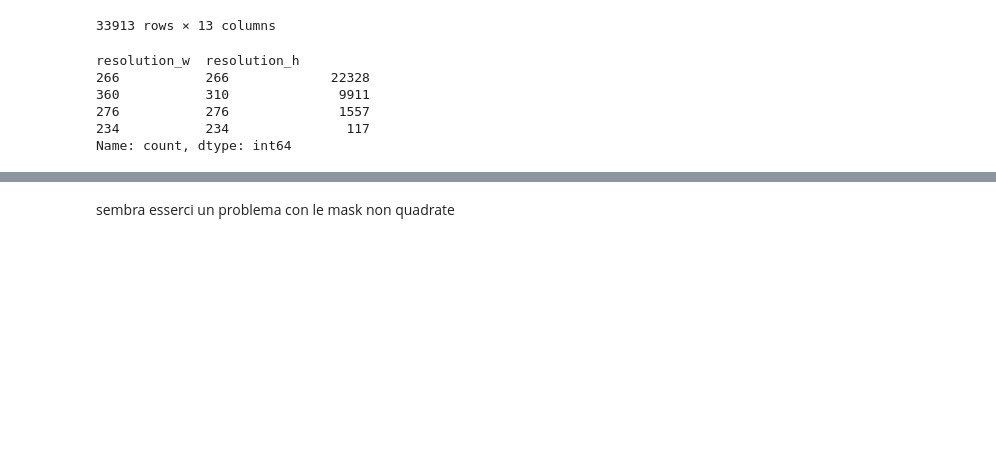
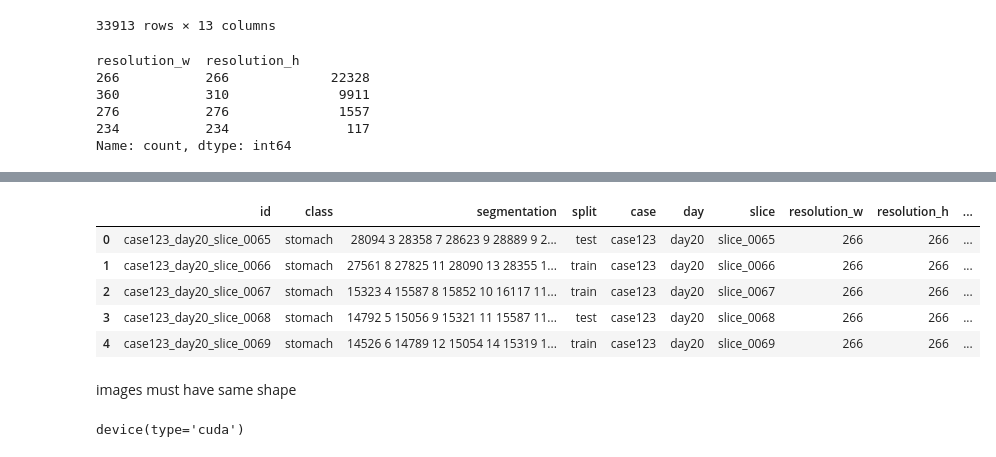
Before and after one commit to LorenzoBoccalon/random-shoot, a Jupyter notebook: u-net-image-segmentation.ipynb, the cells around one changed output, grey strips where cells are left out. Saved outputs shown, nothing was run; the diff lists cells and outputs as text; code cells hidden in the pictures; blank space fills up the shorter version.

```diff
--- a/u-net-image-segmentation.ipynb
+++ b/u-net-image-segmentation.ipynb
@@ -225,2 +224,0 @@ case102_day0_slice_0091
-# %% [markdown]
-sembra esserci un problema con le mask non quadrate
@@ -276,0 +225,11 @@ test_dataloader = DataLoader(test_dataset, batch_size=batch_size, shuffle=False,
+# %%
+df.head()
+# %% [output]
+|  | id | class | segmentation | split | case | day | slice | resolution_w | resolution_h | ... |
+| 0 | case123_day20_slice_0065 | stomach | 28094 3 28358 7 28623 9 28889 9 2... | test | case123 | day20 | slice_0065 | 266 | 266 | ... |
+| 1 | case123_day20_slice_0066 | stomach | 27561 8 27825 11 28090 13 28355 1... | train | case123 | day20 | slice_0066 | 266 | 266 | ... |
+| 2 | case123_day20_slice_0067 | stomach | 15323 4 15587 8 15852 10 16117 11... | train | case123 | day20 | slice_0067 | 266 | 266 | ... |
+| 3 | case123_day20_slice_0068 | stomach | 14792 5 15056 9 15321 11 15587 11... | test | case123 | day20 | slice_0068 | 266 | 266 | ... |
+| 4 | case123_day20_slice_0069 | stomach | 14526 6 14789 12 15054 14 15319 1... | train | case123 | day20 | slice_0069 | 266 | 266 | ... |
+# %% [markdown]
+images must have same shape
@@ -276,0 +266,4 @@ test_dataloader = DataLoader(test_dataset, batch_size=batch_size, shuffle=False,
+# %%
+(device := torch.device("cuda" if torch.cuda.is_available() else "cpu"))
+# %% [output]
+device(type='cuda')
```
Also changed, not shown: parts of 10 cells of this notebook, 1 other file.
